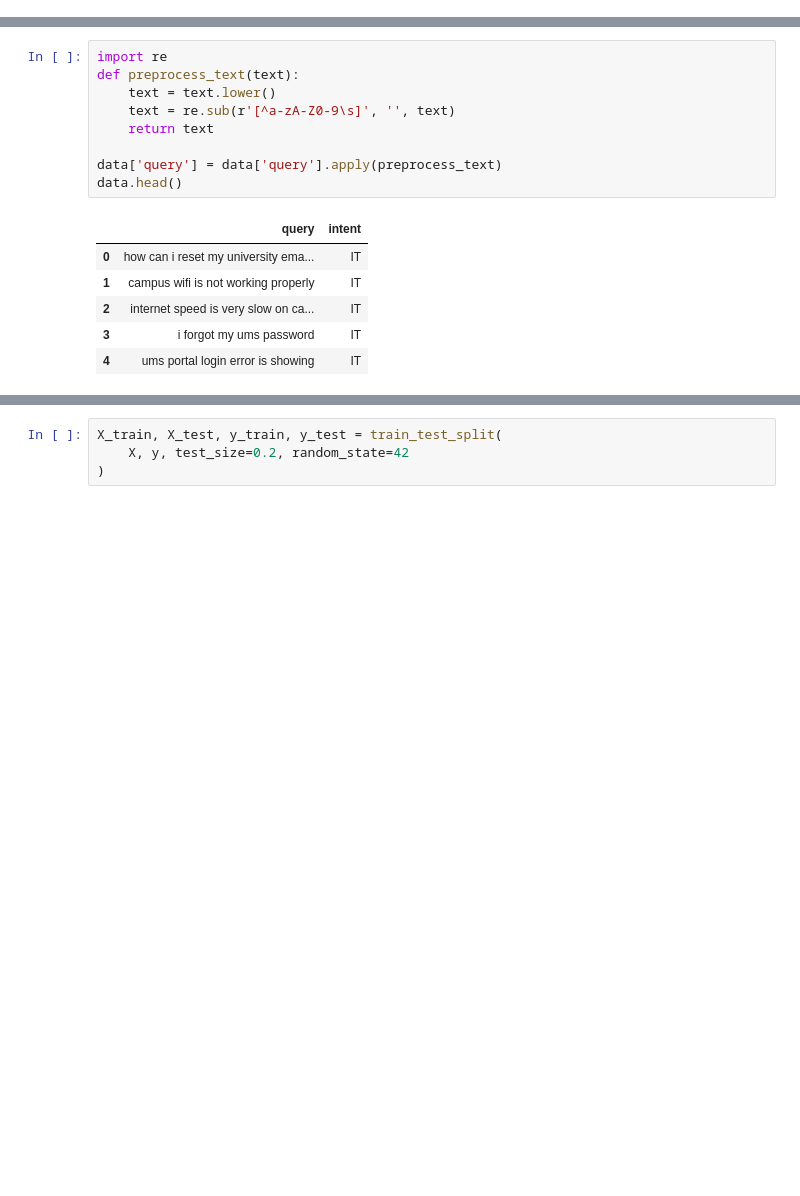
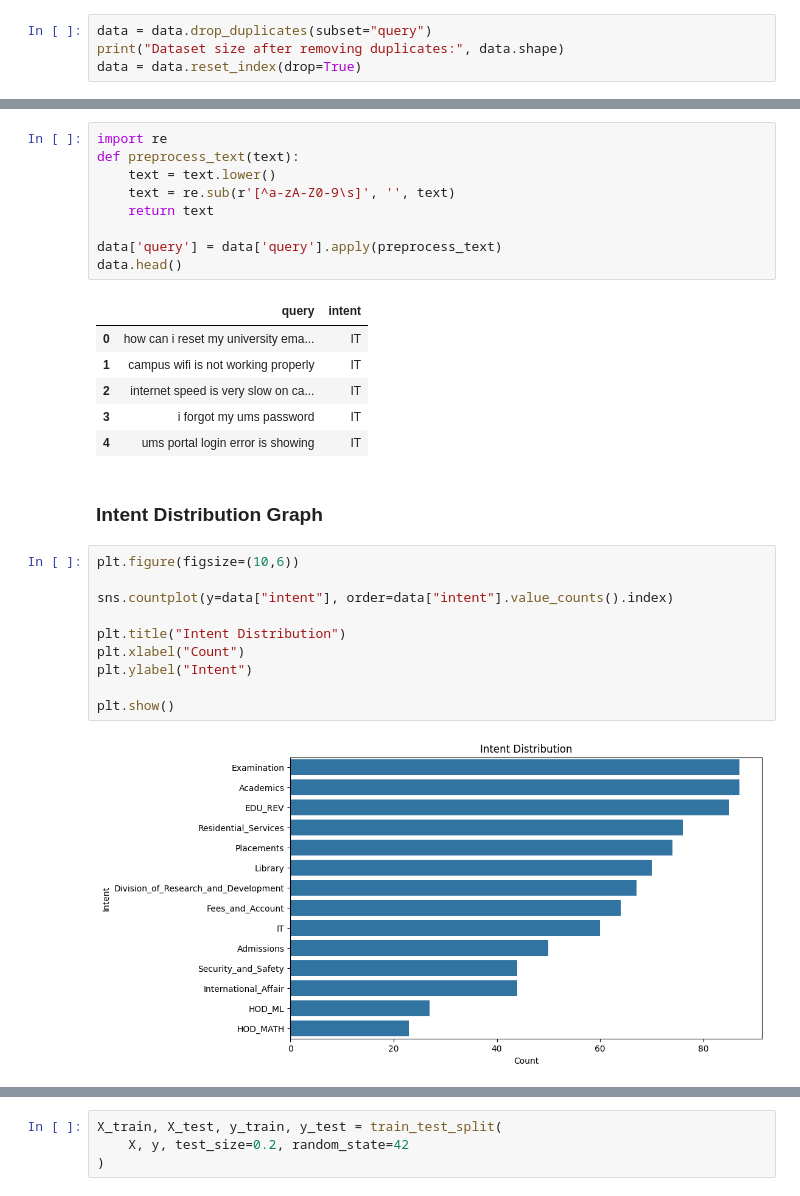
Before and after one commit to kumarrishuraj/A-Self-Adaptive-Intent-Aware-Natural-Language-Query-Routing-System-with-Automated-Team-Allocation, a Jupyter notebook: notebooks/train_model.ipynb, the cells around one changed output, grey strips where cells are left out. Saved outputs shown, nothing was run; the diff lists cells and outputs as text; blank space fills up the shorter version.

```diff
--- a/notebooks/train_model.ipynb
+++ b/notebooks/train_model.ipynb
@@ -63,0 +48,4 @@ data[data["intent"]=="Library"]
+# %%
+data = data.drop_duplicates(subset="query")
+print("Dataset size after removing duplicates:", data.shape)
+data = data.reset_index(drop=True)
@@ -77,3 +67,17 @@ data.head()
 | 2 | internet speed is very slow on ca... | IT |
 | 3 | i forgot my ums password | IT |
 | 4 | ums portal login error is showing | IT |
+# %% [markdown]
+### Intent Distribution Graph
+# %%
+plt.figure(figsize=(10,6))
+
+sns.countplot(y=data["intent"], order=data["intent"].value_counts().index)
+
+plt.title("Intent Distribution")
+plt.xlabel("Count")
+plt.ylabel("Intent")
+
+plt.show()
+# %% [output]
+[figure, added]
```
Also changed, not shown: parts of 17 cells of this notebook, 3 other files.
